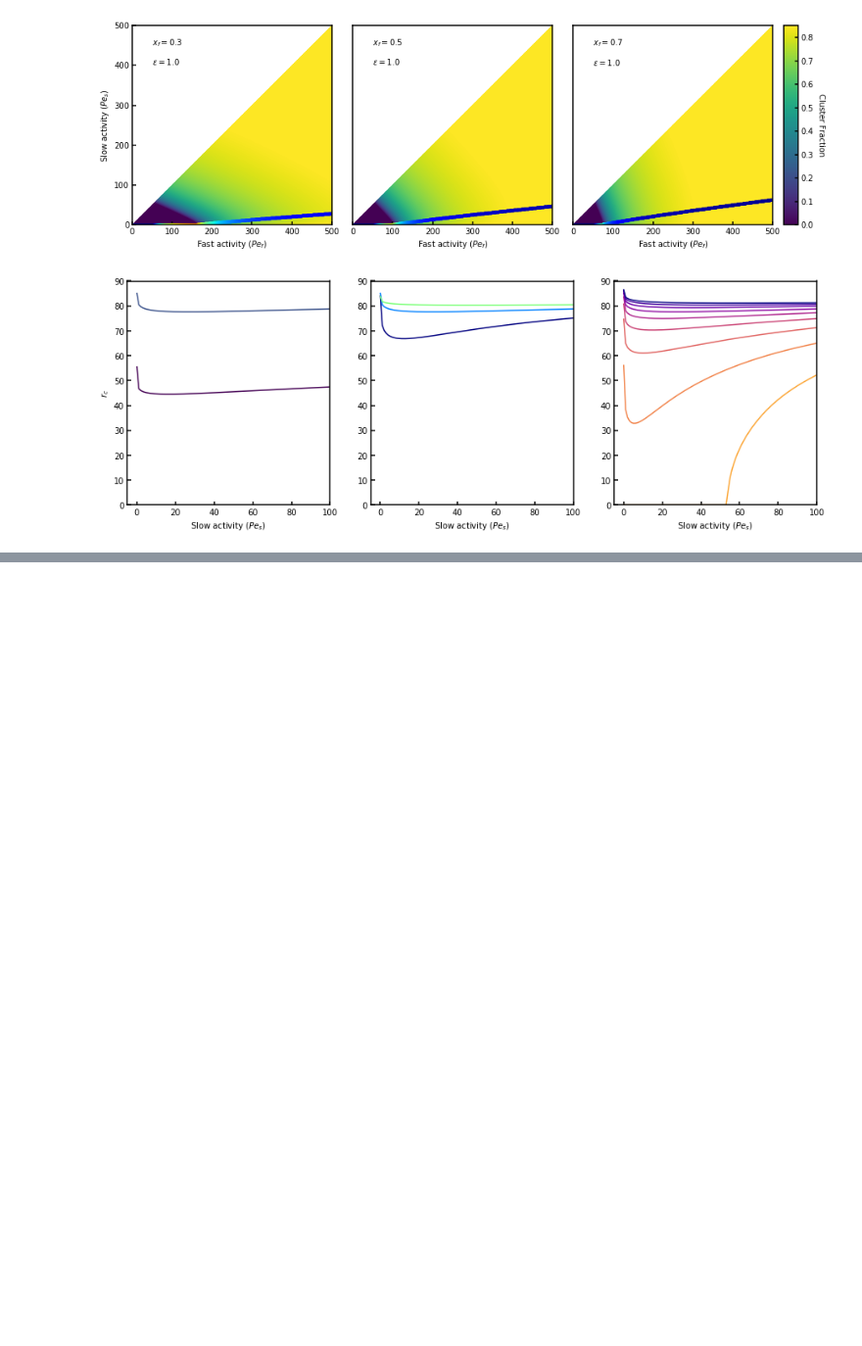
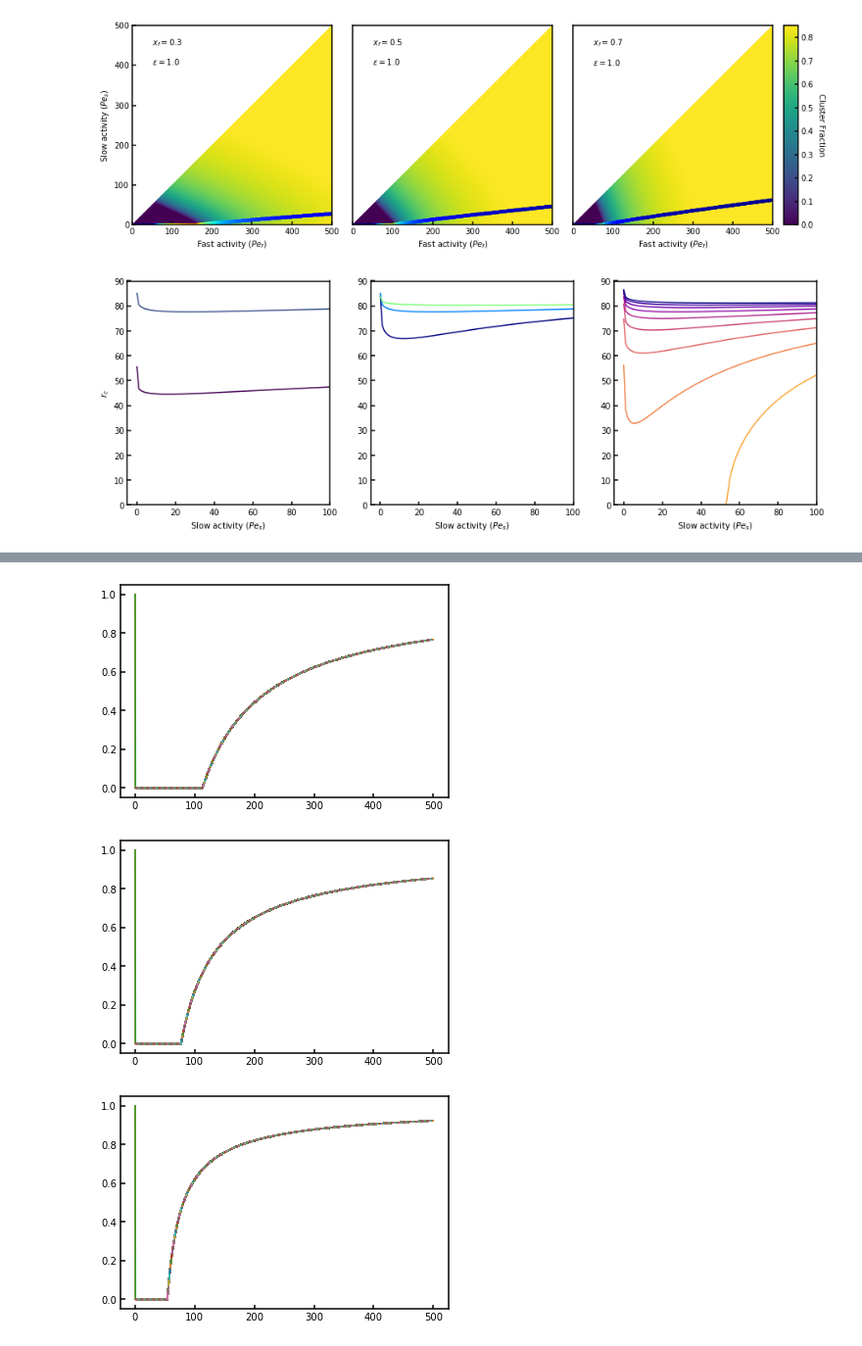
Before and after one commit to kolbt/whingdingdilly, a Jupyter notebook: ipython/binary_soft/analytical/binary_soft.ipynb, the cells around one changed output, grey strips where cells are left out. Shown at 98% size. Drawn from its saved outputs; the diff is of its cells as text; code cells hidden in the pictures; blank space fills up the shorter version.

```diff
--- a/ipython/binary_soft/analytical/binary_soft.ipynb
+++ b/ipython/binary_soft/analytical/binary_soft.ipynb
@@ -933,0 +936,13 @@ for i in range(0, len(epsRange)):
+# %%
+# Let's make plots of quantities with respect to PeNet
+
+# Cluster fraction
+for i in range(0, len(epsRange)):
+    for j in range(0, len(xfRange)):
+#         for k in range(0, len(pefRange)):
+        plt.plot(peNets[i][j], netcfs[i][j])
+    plt.show()
+# %% [output]
+[figure, added]
+[figure, added]
+[figure, added]
```
Also changed, not shown: parts of 1 cell of this notebook, 3 other files.
